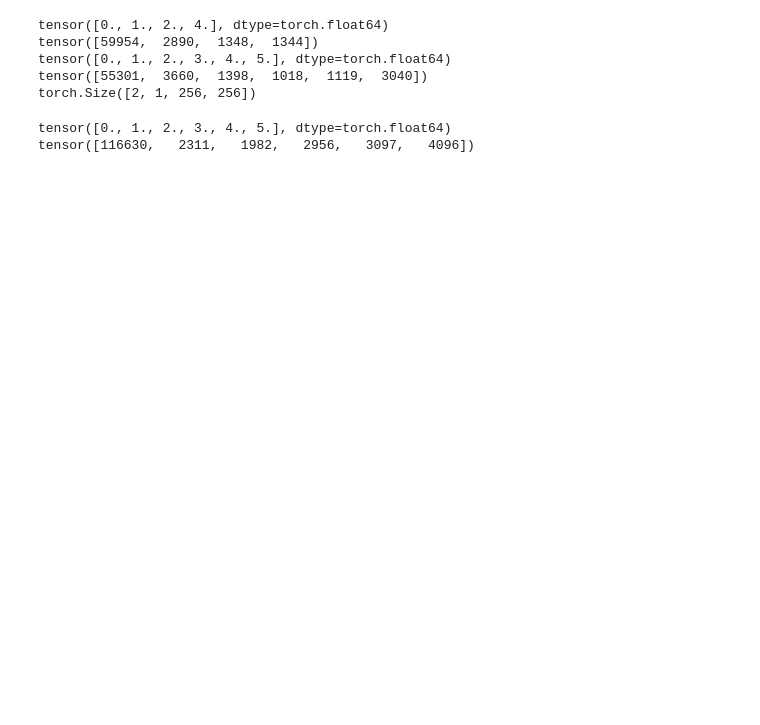
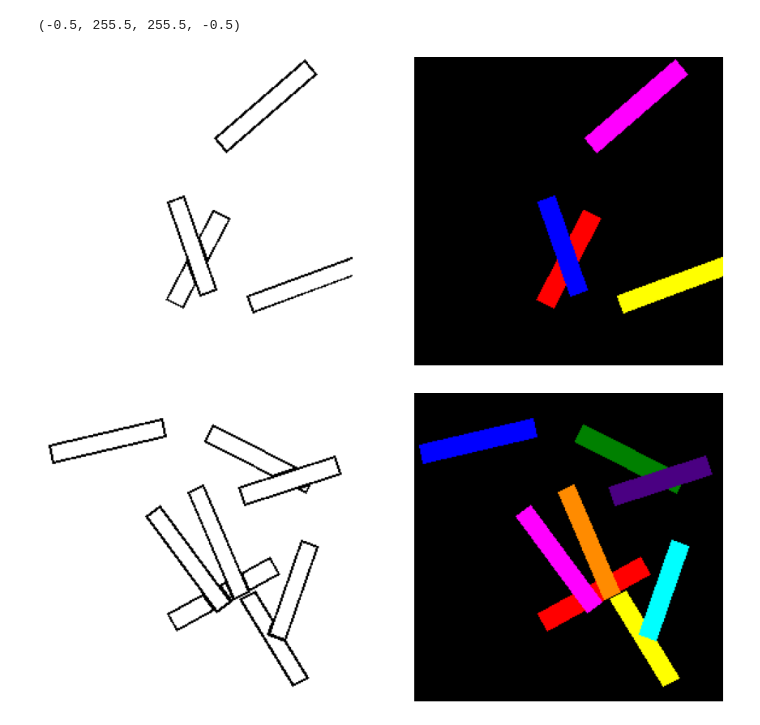
Before and after one commit to tmquan/DL, a Jupyter notebook: CV/Instance/Omic/visualization.ipynb, the cells around one changed output. Cells and saved outputs as stored; diff of their text form; code cells hidden in the pictures; blank space fills up the shorter version.

```diff
--- a/CV/Instance/Omic/visualization.ipynb
+++ b/CV/Instance/Omic/visualization.ipynb
@@ -34,30 +24,41 @@ The new recommended value for bg_label is 0. Until version 0.19, the default bg_
+# %%
+image1, label1 = create_pseudo_image_2d(width=256, height=256, noise_max=0.5, num_seg_classes=1, num_objs=4)
+image2, label2 = create_pseudo_image_2d(width=256, height=256, noise_max=0.5, num_seg_classes=1, num_objs=8)
+
+fig, axes = plt.subplots(1, 2, figsize=(15, 15))
+plt.gray()
+
+axes[0].imshow(image1)
+axes[0].axis('off')
+axes[1].imshow(label2rgb(label1, bg_label=0))
+axes[1].axis('off')
+
+fig, axes = plt.subplots(1, 2, figsize=(15, 15))
+plt.gray()
+
+axes[0].imshow(image2)
+axes[0].axis('off')
+axes[1].imshow(label2rgb(label2, bg_label=0))
+axes[1].axis('off')
+# %% [output]
+(-0.5, 255.5, 255.5, -0.5)
+[figure, added]
+[figure, added]
 # %%
-image1, label1 = create_pseudo_image_2d(width=256, height=256, noise_max=0.5, num_objs=4)
-image2, label2 = create_pseudo_image_2d(width=256, height=256, noise_max=0.5, num_objs=8)
+# output, counts = torch.unique(torch.from_numpy(label1), return_counts=True)
+# print(output)
+# print(counts)
 
-output, counts = torch.unique(torch.from_numpy(label1), return_counts=True)
-print(output)
-print(counts)
+# output, counts = torch.unique(torch.from_numpy(label2), return_counts=True)
+# print(output)
+# print(counts)
 
-output, counts = torch.unique(torch.from_numpy(label2), return_counts=True)
-print(output)
-print(counts)
-
-import torch
-concat = torch.cat([torch.from_numpy(label1).view(1, 1, 256, 256),
-                    torch.from_numpy(label2).view(1, 1, 256, 256)], dim=0)
-print(concat.shape)
+# import torch
+# concat = torch.cat([torch.from_numpy(label1).view(1, 1, 256, 256),
+#                     torch.from_numpy(label2).view(1, 1, 256, 256)], dim=0)
+# print(concat.shape)
-# %% [output]
-tensor([0., 1., 2., 4.], dtype=torch.float64)
-tensor([59954,  2890,  1348,  1344])
-tensor([0., 1., 2., 3., 4., 5.], dtype=torch.float64)
-tensor([55301,  3660,  1398,  1018,  1119,  3040])
-torch.Size([2, 1, 256, 256])
 # %%
-output, counts = torch.unique(concat, return_counts=True)
-print(output)
-print(counts)
+# output, counts = torch.unique(concat, return_counts=True)
+# print(output)
+# print(counts)
-# %% [output]
-tensor([0., 1., 2., 3., 4., 5.], dtype=torch.float64)
-tensor([116630,   2311,   1982,   2956,   3097,   4096])
 # %%
```
Also changed, not shown: parts of 4 cells of this notebook, 2 other files.
